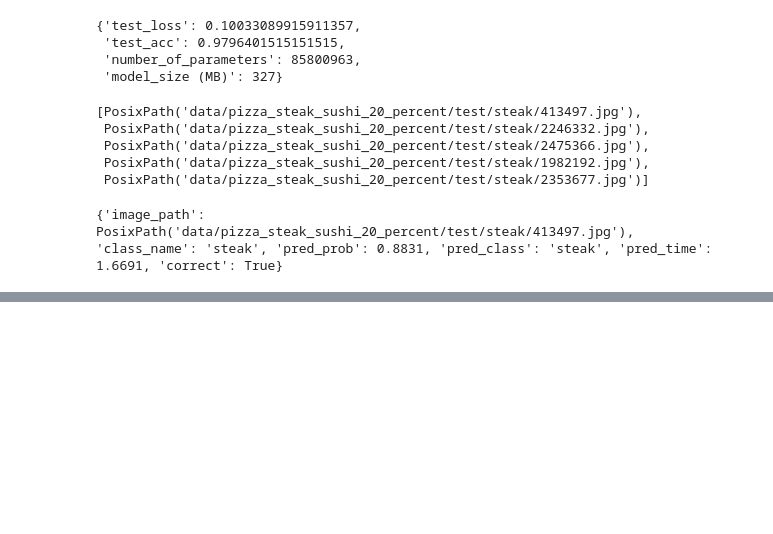
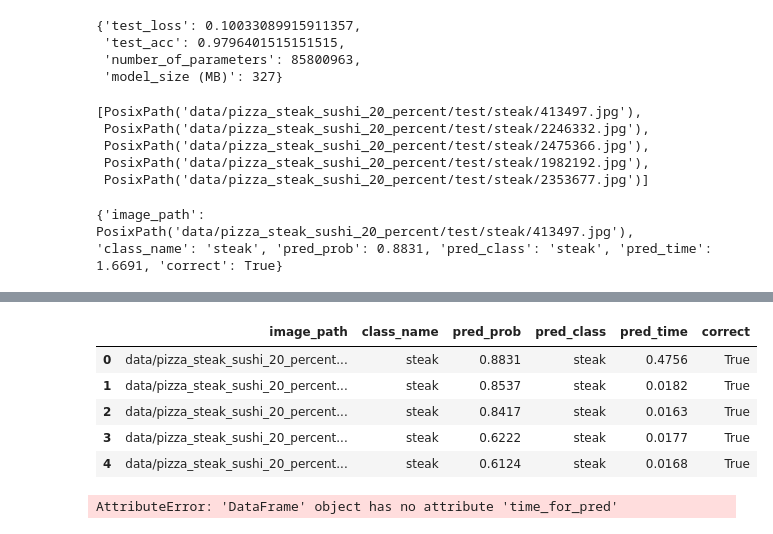
Before and after one commit to abdrhmner/deep-learning-by-pytorch, a Jupyter notebook: model_deploy.ipynb, the cells around one changed output, grey strips where cells are left out. Cells and saved outputs as stored; diff of their text form; code cells hidden in the pictures; blank space fills up the shorter version.

Commit message:
Fix execution count and update prediction timing variable in model deployment notebook

```diff
--- a/model_deploy.ipynb
+++ b/model_deploy.ipynb
@@ -567,7 +567,7 @@ def pred_and_store (pathes: List[pathlib.Path],
             pred_dict["pred_prob"] = round(pred_prob.unsqueeze(0).max().cpu().item(), 4)
             pred_dict['pred_class'] = pred_class
             end_time = timer()
-            pred_dict["pred_time"] = round(end_time - start_time, 4)
+            pred_dict["time_for_pred"] = round(end_time-start_time, 4)
         pred_dict["correct"]=class_name==pred_class
         pred_list.append(pred_dict)
     return pred_list
@@ -585,3 +585,10 @@ effnetb2_preds = pred_and_store(
 print(effnetb2_preds[0])
 # %% [output]
 {'image_path': PosixPath('data/pizza_steak_sushi_20_percent/test/steak/413497.jpg'), 'class_name': 'steak', 'pred_prob': 0.8831, 'pred_class': 'steak', 'pred_time': 1.6691, 'correct': True}
+# %%
+effnetb2_test_pred_dicts= pred_and_store(pathes=test_data_paths,
+                                         model=effnetb2,
+                                         transform=effnetb2_transforms,
+                                            class_names=class_names,
+                                            device="mps")
+effnetb2_test_pred_dicts[:3]
@@ -587,0 +632,16 @@ print(effnetb2_preds[0])
+# %%
+import pandas as pd
+effnetb2_test_pred_df=pd.DataFrame(effnetb2_test_pred_dicts)
+effnetb2_test_pred_df.head()
+# %% [output]
+|  | image_path | class_name | pred_prob | pred_class | pred_time | correct |
+| 0 | data/pizza_steak_sushi_20_percent... | steak | 0.8831 | steak | 0.4756 | True |
+| 1 | data/pizza_steak_sushi_20_percent... | steak | 0.8537 | steak | 0.0182 | True |
+| 2 | data/pizza_steak_sushi_20_percent... | steak | 0.8417 | steak | 0.0163 | True |
+| 3 | data/pizza_steak_sushi_20_percent... | steak | 0.6222 | steak | 0.0177 | True |
+| 4 | data/pizza_steak_sushi_20_percent... | steak | 0.6124 | steak | 0.0168 | True |
+# %%
+effnetb2_avareage_pred_time=round(effnetb2_test_pred_df.time_for_pred.mean(),4)
+effnetb2_avareage_pred_time
+# %% [output]
+AttributeError: 'DataFrame' object has no attribute 'time_for_pred'
```
Also changed, not shown: parts of 2 cells of this notebook.
